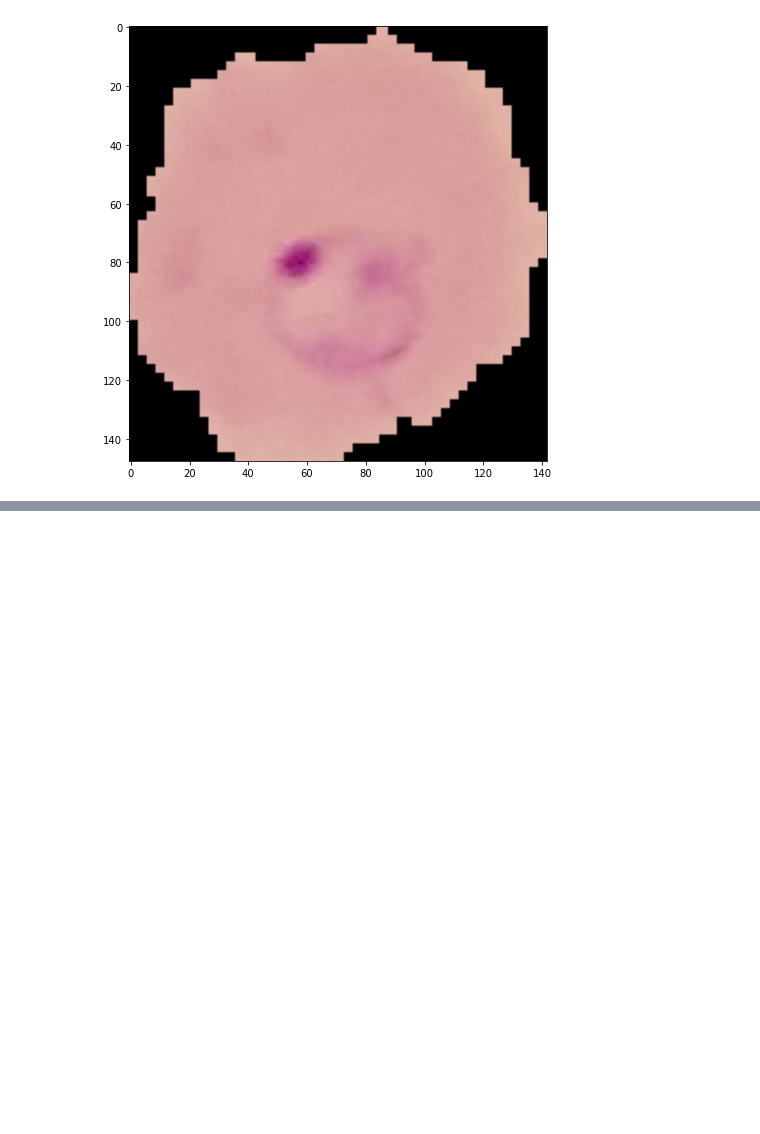
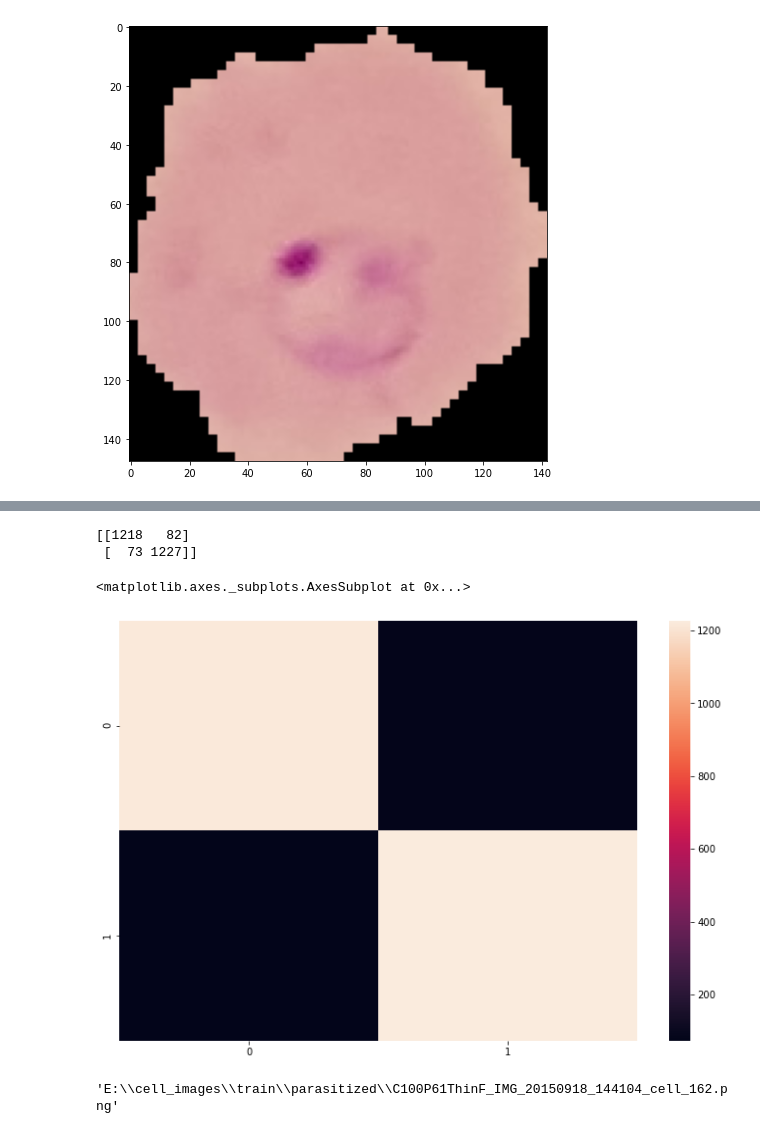
Before and after one commit to anandpd/DeepLearning-tf2, a Jupyter notebook: Convolution Neural Networks-CNN/Conv_CellImages/Conv_CellImg.ipynb, the cells around one changed output, grey strips where cells are left out. Drawn from its saved outputs; the diff is of its cells as text; code cells hidden in the pictures; blank space fills up the shorter version.

```diff
--- a/Convolution Neural Networks-CNN/Conv_CellImages/Conv_CellImg.ipynb
+++ b/Convolution Neural Networks-CNN/Conv_CellImages/Conv_CellImg.ipynb
@@ -127,0 +303,5 @@ plt.imshow(image_gen.random_transform(imread(para_cell)))
+# %%
+pred = model.predict(test_image_gen)
+# %%
+threshold = 0.5
+predictions = pred > threshold
@@ -127,0 +339,14 @@ plt.imshow(image_gen.random_transform(imread(para_cell)))
+# %%
+print(confusion_matrix(test_image_gen.classes, predictions))
+# %% [output]
+[[1218   82]
+ [  73 1227]]
+# %%
+sns.heatmap(confusion_matrix(test_image_gen.classes, predictions))
+# %% [output]
+<matplotlib.axes._subplots.AxesSubplot at 0x...>
+[figure, added]
+# %%
+para_cell
+# %% [output]
+'E:\\cell_images\\train\\parasitized\\C100P61ThinF_IMG_20150918_144104_cell_162.png'
```
Also changed, not shown: parts of 42 cells of this notebook, 1 other file.
